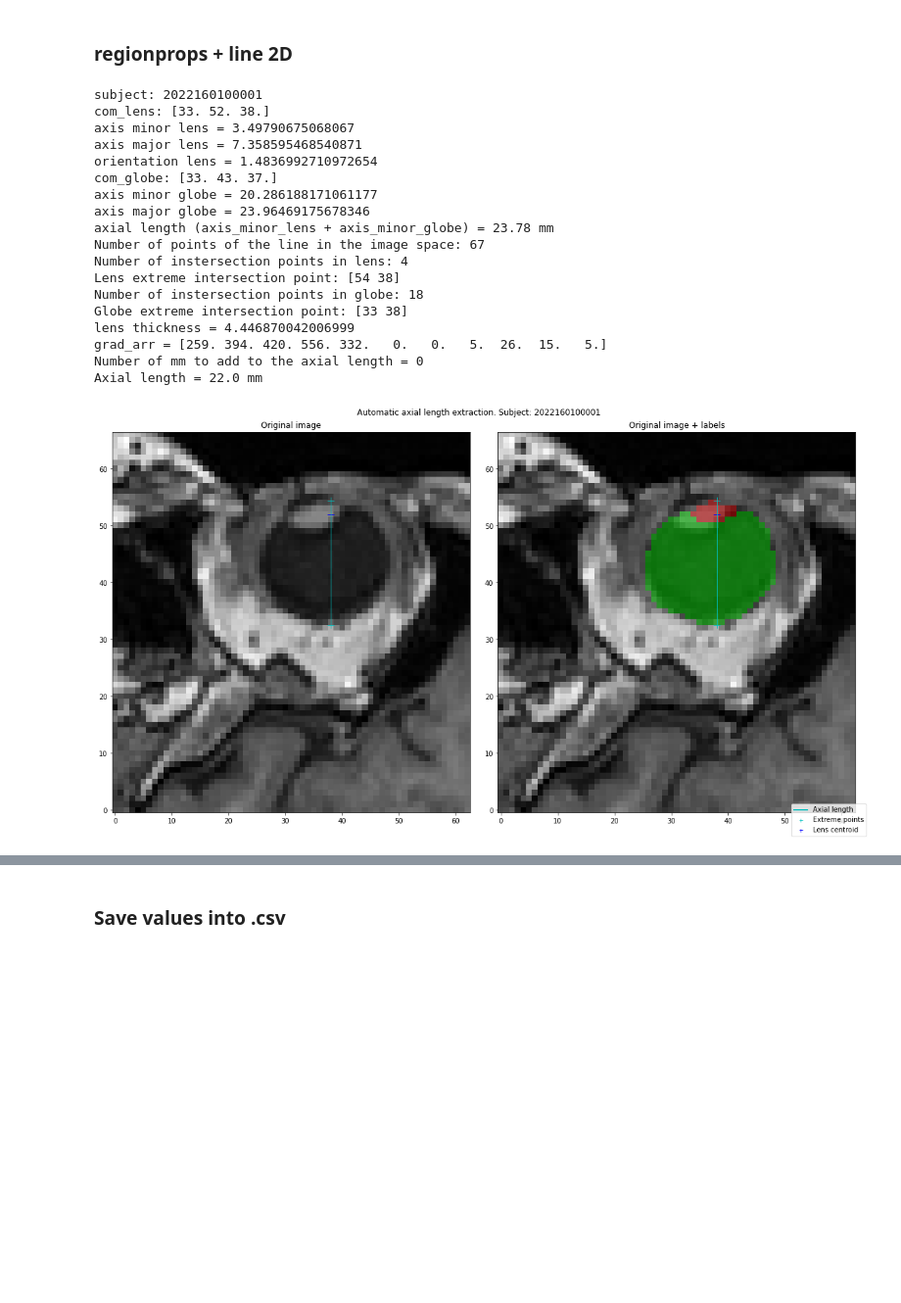
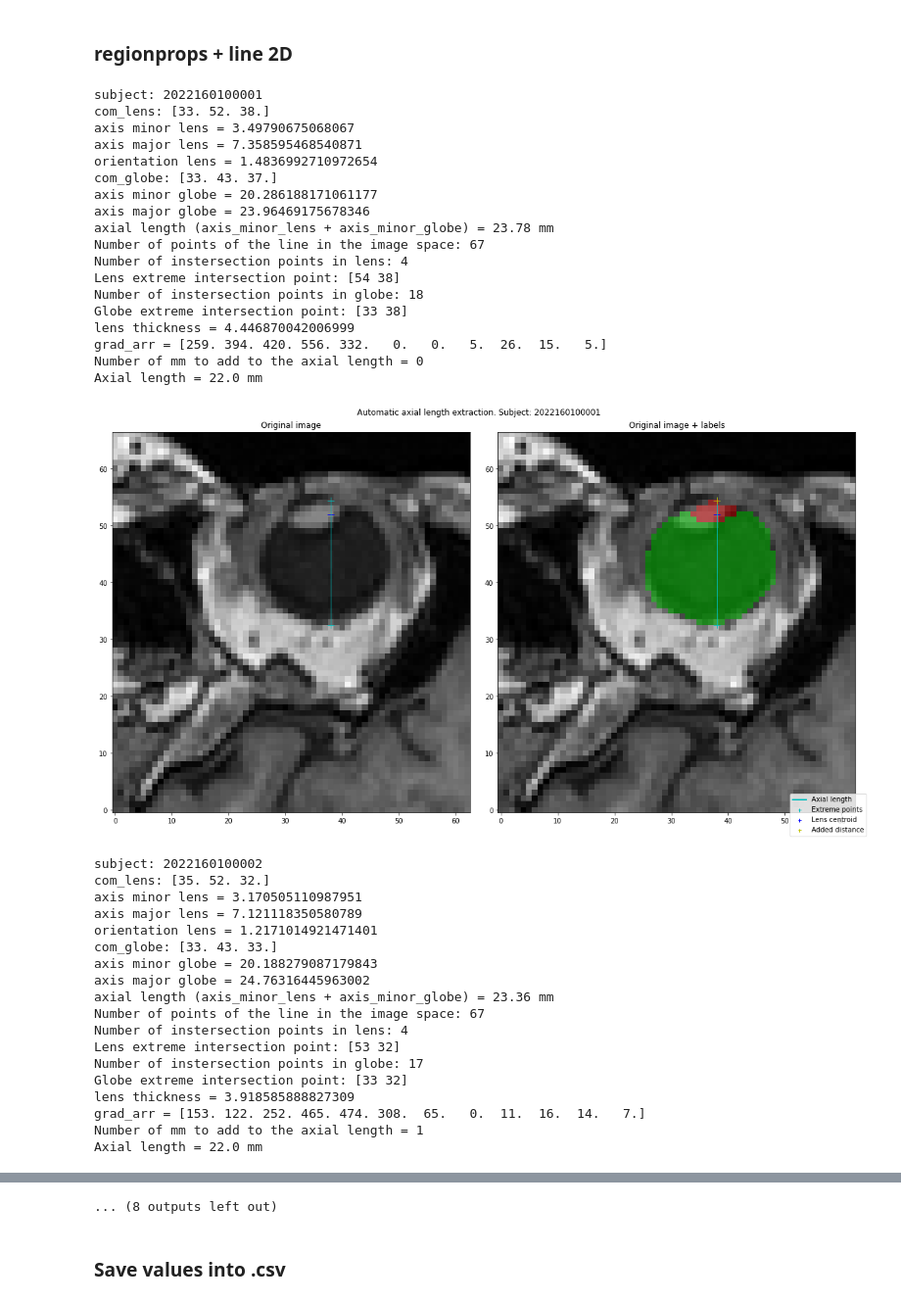
Before and after one commit to jaimebarran/a-eye_segmentation, a Jupyter notebook: deep_learning/3D_multilabel/extract_biometrics.ipynb, the cells around one changed output, grey strips where cells are left out. Shown at 98% size. Cells and saved outputs as stored; diff of their text form; code cells hidden in the pictures; blank space fills up the shorter version.

```diff
--- a/deep_learning/3D_multilabel/extract_biometrics.ipynb
+++ b/deep_learning/3D_multilabel/extract_biometrics.ipynb
@@ -983,6 +1261,7 @@ from skimage.measure import regionprops, label
 from matplotlib import pyplot as plt
 import matplotlib.colors as colors
 from matplotlib.lines import Line2D
+import math
 
 METHOD = 'reg' # reg, dl, manual
 LABEL = 'lens+globe' # eyeball, lens+globe
@@ -1150,7 +1429,8 @@ for folder1 in sorted(os.listdir(input_path)):
     # Legend
     legend_elements = [Line2D([0], [0], color='c', lw=2, label=f'Axial length'),
         Line2D([], [], color='c', label='Extreme points', marker='+', markersize=5, linestyle='None'),
-        Line2D([], [], color='b', label='Lens centroid', marker='+', markersize=5, linestyle='None')]
+        Line2D([], [], color='b', label='Lens centroid', marker='+', markersize=5, linestyle='None'),
+        Line2D([], [], color='y', label='Added distance', marker='+', markersize=5, linestyle='None')]
     fig.legend(handles=legend_elements, loc='lower right')
     fig.tight_layout()
 
@@ -1175,33 +1455,54 @@ for folder1 in sorted(os.listdir(input_path)):
     # Note the inverted coordinates because plt uses (x, y) while NumPy uses (row, column)
     ax[1].plot(int(np.around(com_lens[2])), int(np.around(com_lens[1])), '+b', markersize=10)
     ax[1].plot(extreme_inter_lens[1], extreme_inter_lens[0]+voxel_size[1]/2, '+c', markersize=10)
     ax[1].plot(extreme_inter_globe[1], extreme_inter_globe[0]-voxel_size[1]/2, '+c', markersize=10)
     ax[1].plot((extreme_inter_lens[1], extreme_inter_globe[1]), (extreme_inter_lens[0]+voxel_size[1]/2, extreme_inter_globe[0]-voxel_size[1]/2), '-c', linewidth=1)
+    # Extra distance
+    ax[1].plot(extreme_inter_lens[1], extreme_inter_lens[0]+voxel_size[1]/2+vox, '+y', markersize=10)
+    ax[1].plot((extreme_inter_lens[1], extreme_inter_lens[1]), (extreme_inter_lens[0]+voxel_size[1]/2, extreme_inter_lens[0]+voxel_size[1]/2+vox), '-y', linewidth=1)
 
     plt.show()
 
-    plt.savefig(f'/mnt/sda1/Repos/a-eye/Output/axial_length/fig_{i}.png')
+    # plt.savefig(f'/mnt/sda1/Repos/a-eye/Output/axial_length/fig_{i}.png')
 
     i+=1
-    if i==1:
+    if i==10:
         break
 # %% [output]
 subject: 2022160100001
 com_lens: [33. 52. 38.]
 axis minor lens = 3.49790675068067
 axis major lens = 7.358595468540871
 orientation lens = 1.4836992710972654
 com_globe: [33. 43. 37.]
 axis minor globe = 20.286188171061177
 axis major globe = 23.96469175678346
 axial length (axis_minor_lens + axis_minor_globe) = 23.78 mm
 Number of points of the line in the image space: 67
 Number of instersection points in lens: 4
 Lens extreme intersection point: [54 38]
 Number of instersection points in globe: 18
 Globe extreme intersection point: [33 38]
 lens thickness = 4.446870042006999
 grad_arr = [259. 394. 420. 556. 332.   0.   0.   5.  26.  15.   5.]
 Number of mm to add to the axial length = 0
 Axial length = 22.0 mm
-[figure, old version]
+[figure, new version]
+subject: 2022160100002
+com_lens: [35. 52. 32.]
+axis minor lens = 3.170505110987951
+axis major lens = 7.121118350580789
+orientation lens = 1.2171014921471401
+com_globe: [33. 43. 33.]
+axis minor globe = 20.188279087179843
+axis major globe = 24.76316445963002
+axial length (axis_minor_lens + axis_minor_globe) = 23.36 mm
+Number of points of the line in the image space: 67
+Number of instersection points in lens: 4
+Lens extreme intersection point: [53 32]
+Number of instersection points in globe: 17
+Globe extreme intersection point: [33 32]
+lens thickness = 3.918585888827309
+grad_arr = [153. 122. 252. 465. 474. 308.  65.   0.  11.  16.  14.   7.]
+Number of mm to add to the axial length = 1
+Axial length = 22.0 mm
@@ -1208,3 +1586,4 @@ Axial length = 22.0 mm
+... (8 outputs left out)
 # %% [markdown]
 ### Save values into .csv
 # %%
```
Also changed, not shown: parts of 4 cells of this notebook.
